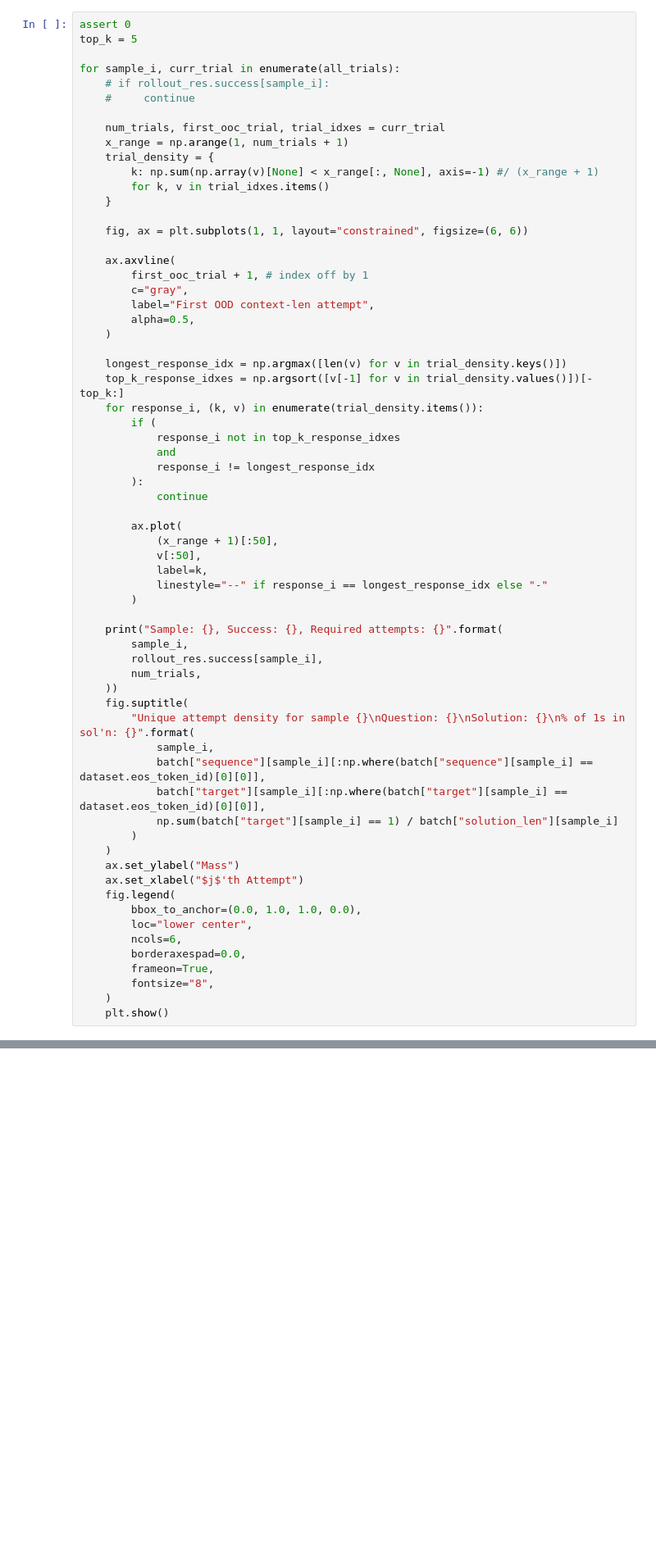
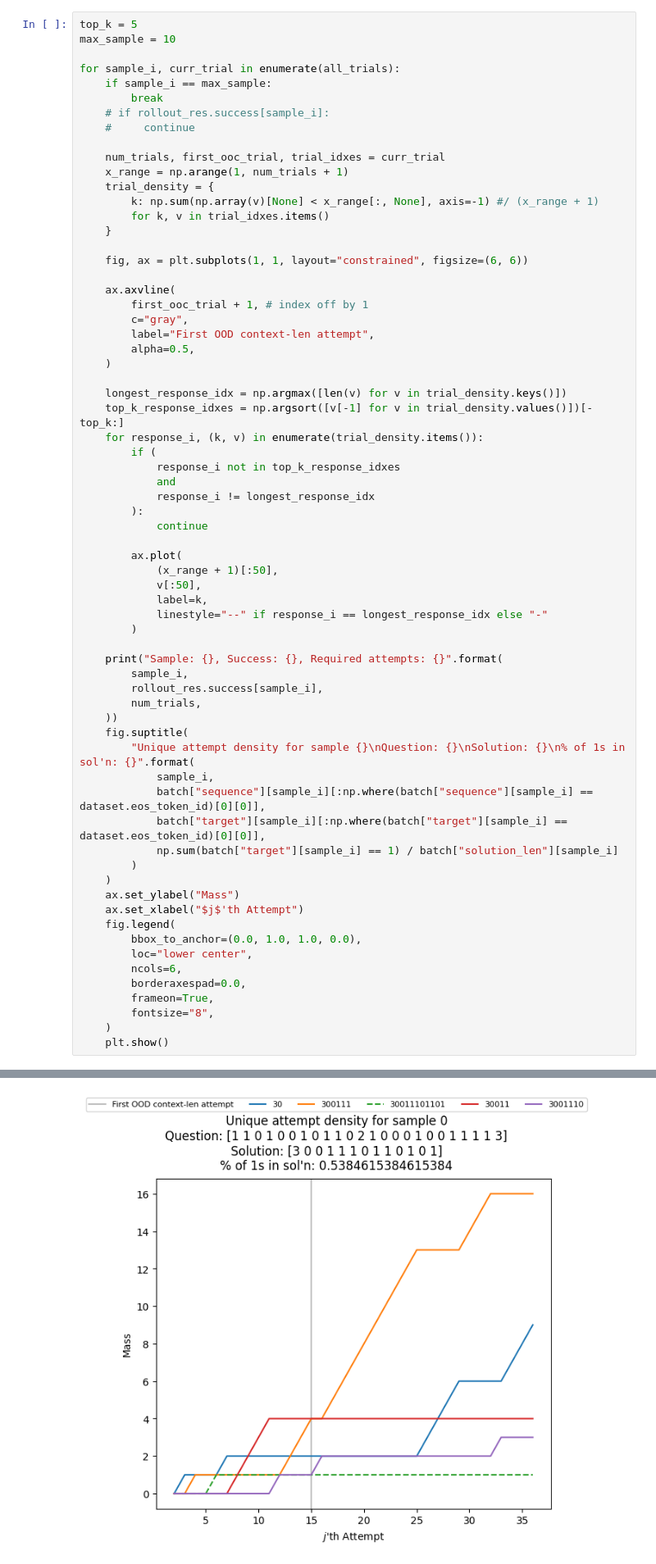
Before and after one commit to chanb/scaling_jax, a Jupyter notebook: src/evaluations/attempt_diversity.ipynb, the cells around one changed output, grey strips where cells are left out. Shown at 82% size. Drawn from its saved outputs; the diff is of its cells as text; blank space fills up the shorter version.

```diff
--- a/src/evaluations/attempt_diversity.ipynb
+++ b/src/evaluations/attempt_diversity.ipynb
@@ -192,10 +319,12 @@ jnp.mean(jnp.max(rollout_res.success.reshape((batch_size, num_evals)), axis=-1))
 - Is the decoding biased towards 1? If there's a lot of 1s in the solution then success rate is high?
 - A new MDP where we only provide the best responsea and failed action so far as the context?
 # %%
-assert 0
 top_k = 5
+max_sample = 10
 
 for sample_i, curr_trial in enumerate(all_trials):
+    if sample_i == max_sample:
+        break
     # if rollout_res.success[sample_i]:
     #     continue
 
@@ -256,3 +385,4 @@ for sample_i, curr_trial in enumerate(all_trials):
         fontsize="8",
     )
     plt.show()
+# %% [output]
@@ -258,0 +390 @@ for sample_i, curr_trial in enumerate(all_trials):
+[figure, added]
```
Also changed, not shown: parts of 11 cells of this notebook.
